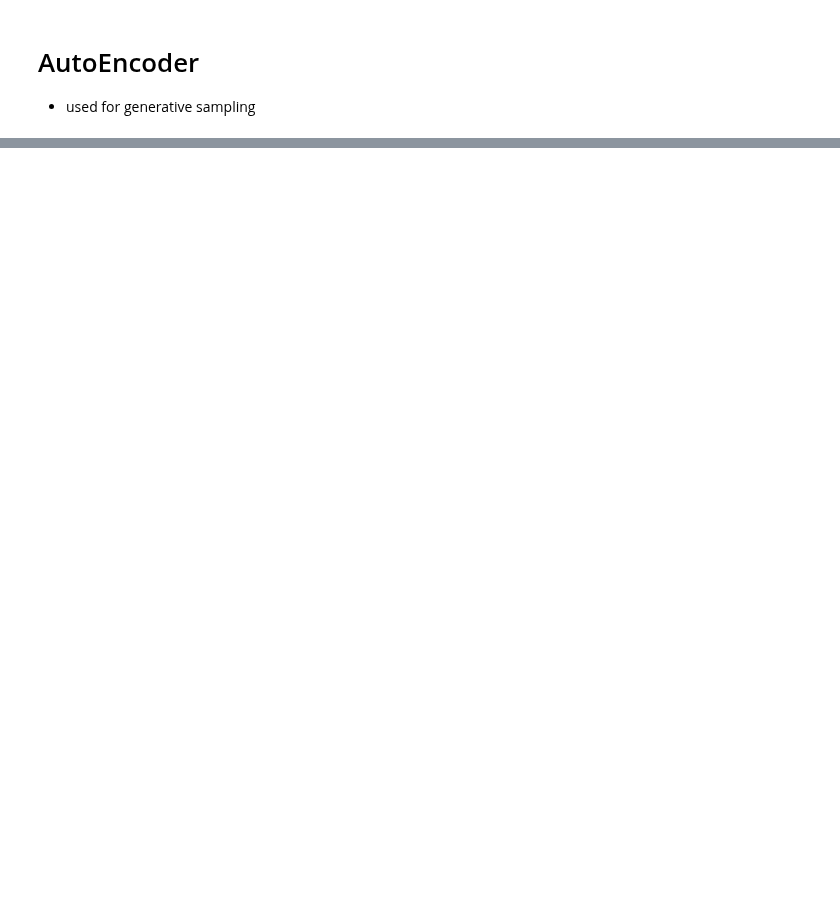
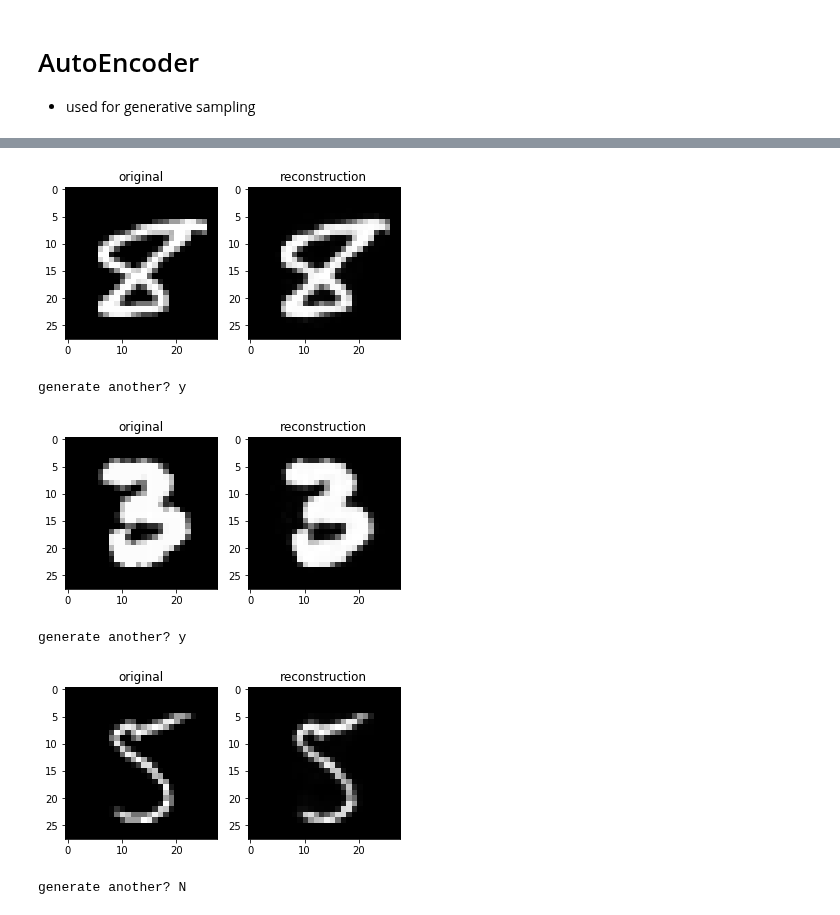
Before and after one commit to darrahts/deeplearning, a Jupyter notebook: GenerativeAutoencoder.ipynb, the cells around one changed output, grey strips where cells are left out. Saved outputs shown, nothing was run; the diff lists cells and outputs as text; code cells hidden in the pictures; blank space fills up the shorter version.

```diff
--- a/GenerativeAutoencoder.ipynb
+++ b/GenerativeAutoencoder.ipynb
@@ -20,0 +96,22 @@ class Autoencoder:
+# %%
+while(True):
+    i = np.random.choice(len(X))
+    x = X[i]
+    img = model.predict([x]).reshape(28,28)
+    plt.subplot(121)
+    plt.imshow(x.reshape(28,28), cmap='gray')
+    plt.title("original")
+    plt.subplot(122)
+    plt.imshow(img, cmap='gray')
+    plt.title("reconstruction")
+    plt.show()
+
+    if(input("generate another?") in 'N'):
+        break
+# %% [output]
+[figure, added]
+generate another? y
+[figure, added]
+generate another? y
+[figure, added]
+generate another? N
```
Also changed, not shown: parts of 7 cells of this notebook.
